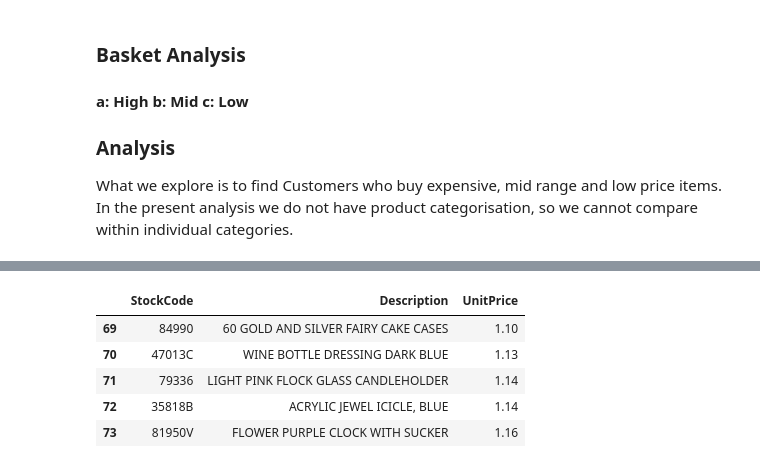
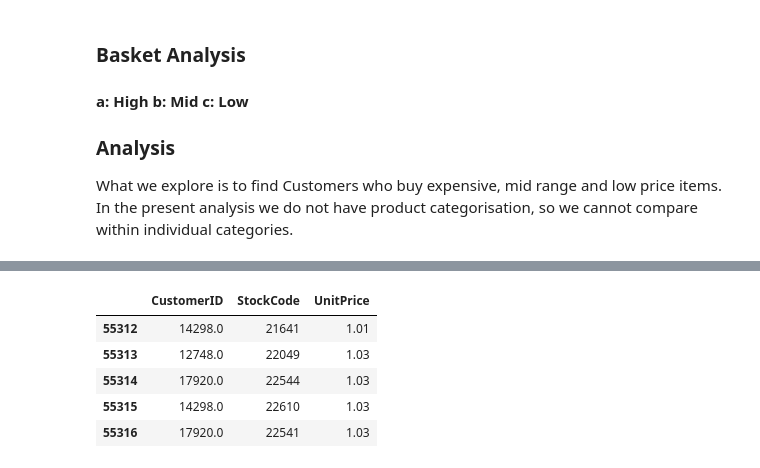
Before and after one commit to pillairajesh/Customer-Analytics, a Jupyter notebook: Customer Analytics - Buying Pattern Analysis.ipynb, the cells around one changed output, grey strips where cells are left out. Drawn from its saved outputs; the diff is of its cells as text; code cells hidden in the pictures.

```diff
--- a/Customer Analytics - Buying Pattern Analysis.ipynb
+++ b/Customer Analytics - Buying Pattern Analysis.ipynb
@@ -7,12 +11,6 @@ import pandas as pd
 import numpy as np
 import os
 
-try:
+df = pd.read_excel('/Users/rajeshpillai/Downloads/Online_Retail.xlsx',skiprows=0,header=0)
 
-
-    df = pd.read_excel('/Users/rajeshpillai/Downloads/Online_Retail.xlsx',skiprows=0,header=0)
-
-    df = df.dropna()
-
-except:
-    print('File Not Found')
+df = df.dropna()
@@ -35,11 +16,0 @@ memory usage: 27.9+ MB
-# %%
-# Add Total by multiplying Quantity and Unit Price
-
-df['Total'] = df.Quantity*df.UnitPrice
-
-# Change date format to YYYYMM
-
-df['DateYMD'] = df.InvoiceDate.dt.strftime('%Y%m%d')
-
-
-df.head()
@@ -322,27 +277,27 @@ df.head()
 # %%
 df_price_analysis = df.copy()
 
-df_price_analysis = df_price_analysis[['StockCode','Description','UnitPrice']]
+df_price_analysis = df_price_analysis[['CustomerID','StockCode','UnitPrice']]
 
 # Aggregate by Customer
 
 df_price_analysis = df_price_analysis\
-                                    .groupby(by=['StockCode','Description'])\
+                                    .groupby(by=['CustomerID','StockCode'])\
                                     .UnitPrice\
                                     .sum()\
                                     .sort_values(ascending=True)\
                                     .reset_index()
 
 # Drop negative or zero price as it is not relevant for analysis
 
 df_price_analysis = df_price_analysis[(df_price_analysis.UnitPrice.sort_values()>1)]
 
-# Shape of data
+#
 df_price_analysis.head()
 # %% [output]
-|  | StockCode | Description | UnitPrice |
-| 69 | 84990 | 60 GOLD AND SILVER FAIRY CAKE CASES | 1.10 |
-| 70 | 47013C | WINE BOTTLE DRESSING DARK BLUE | 1.13 |
-| 71 | 79336 | LIGHT PINK FLOCK GLASS CANDLEHOLDER | 1.14 |
-| 72 | 35818B | ACRYLIC JEWEL ICICLE, BLUE | 1.14 |
-| 73 | 81950V | FLOWER PURPLE CLOCK WITH SUCKER | 1.16 |
+|  | CustomerID | StockCode | UnitPrice |
+| 55312 | 14298.0 | 21641 | 1.01 |
+| 55313 | 12748.0 | 22049 | 1.03 |
+| 55314 | 17920.0 | 22544 | 1.03 |
+| 55315 | 14298.0 | 22610 | 1.03 |
+| 55316 | 17920.0 | 22541 | 1.03 |
```
Also changed, not shown: parts of 32 cells of this notebook, 4 other files.
